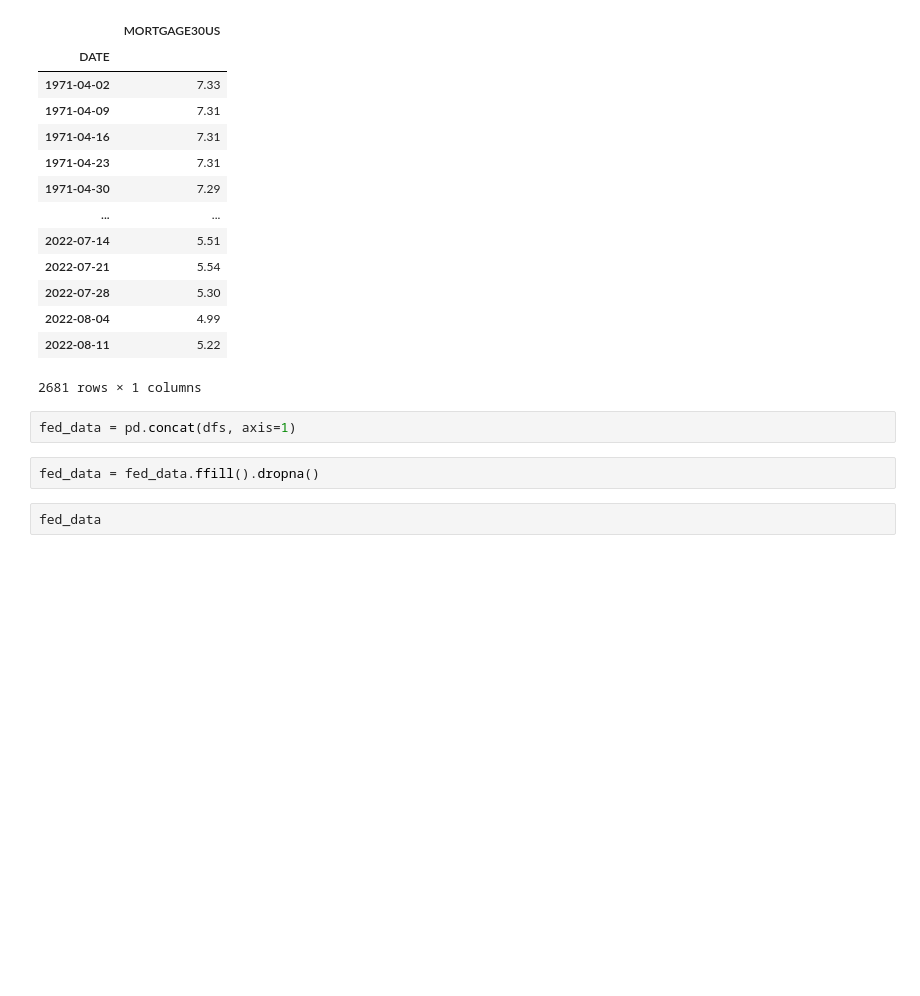
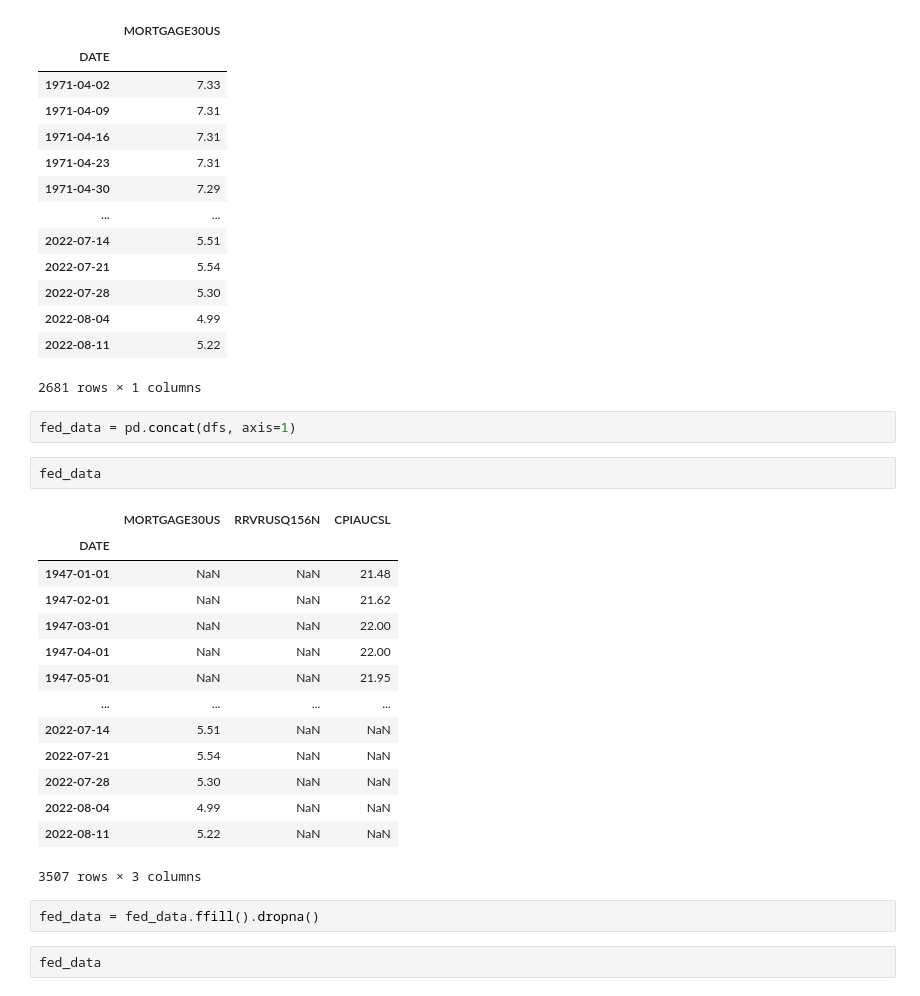
Before and after one commit to dataquestio/project-walkthroughs, a Jupyter notebook: house_prices/prices.ipynb, the cells around one changed output. Cells and saved outputs as stored; diff of their text form; blank space fills up the shorter version.

```diff
--- a/house_prices/prices.ipynb
+++ b/house_prices/prices.ipynb
@@ -31,6 +33,23 @@ dfs[0]
 2681 rows × 1 columns
 # %%
 fed_data = pd.concat(dfs, axis=1)
+# %%
+fed_data
+# %% [output]
+|  | MORTGAGE30US | RRVRUSQ156N | CPIAUCSL |
+| DATE |  |  |  |
+| 1947-01-01 | NaN | NaN | 21.48 |
+| 1947-02-01 | NaN | NaN | 21.62 |
+| 1947-03-01 | NaN | NaN | 22.00 |
+| 1947-04-01 | NaN | NaN | 22.00 |
+| 1947-05-01 | NaN | NaN | 21.95 |
+| ... | ... | ... | ... |
+| 2022-07-14 | 5.51 | NaN | NaN |
+| 2022-07-21 | 5.54 | NaN | NaN |
+| 2022-07-28 | 5.30 | NaN | NaN |
+| 2022-08-04 | 4.99 | NaN | NaN |
+| 2022-08-11 | 5.22 | NaN | NaN |
+3507 rows × 3 columns
 # %%
 fed_data = fed_data.ffill().dropna()
 # %%
```
Also changed, not shown: parts of 4 cells of this notebook, 1 other file.
